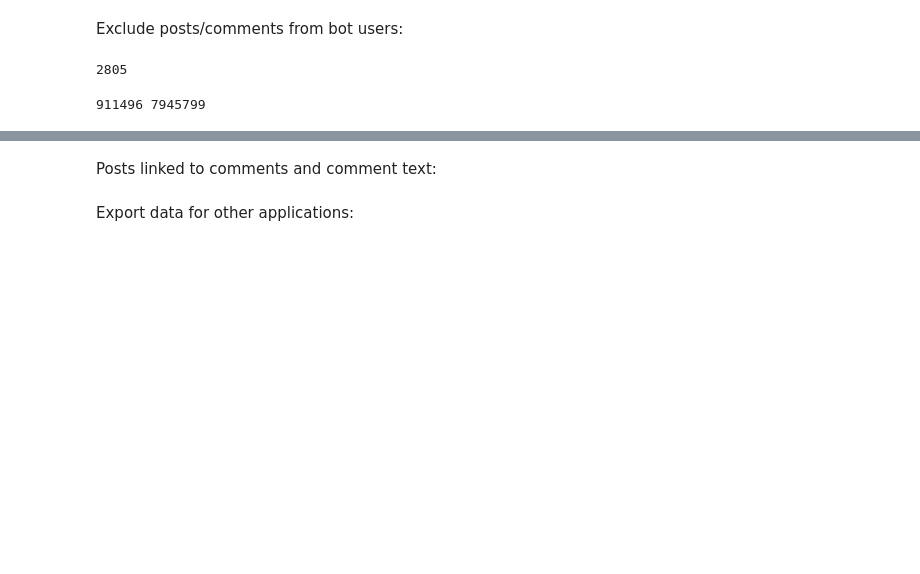
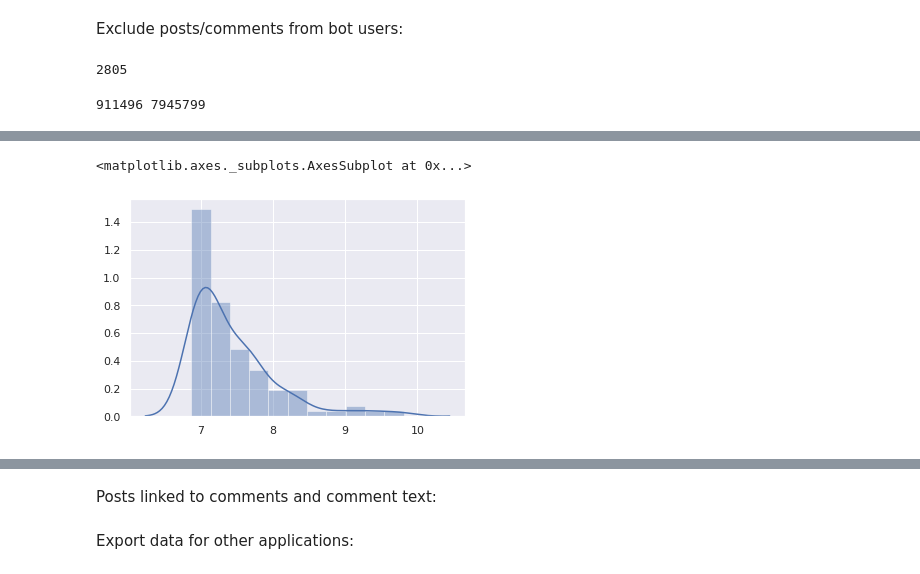
Before and after one commit to yiweiluo/Green-American-Lexicon, a Jupyter notebook: 1_data_collection/reddit/reddit_log_odds.ipynb, the cells around one changed output, grey strips where cells are left out. Saved outputs shown, nothing was run; the diff lists cells and outputs as text; code cells hidden in the pictures; blank space fills up the shorter version.

```diff
--- a/1_data_collection/reddit/reddit_log_odds.ipynb
+++ b/1_data_collection/reddit/reddit_log_odds.ipynb
@@ -45,0 +58,7 @@ print(len(posts_df),len(comments_df))
+# %%
+top_commenters = comments_per_auth.size().sort_values()[-100:]
+# %%
+sns.distplot([np.log(x) for x in list(top_commenters)])
+# %% [output]
+<matplotlib.axes._subplots.AxesSubplot at 0x...>
+[figure, added]
```
Also changed, not shown: parts of 8 cells of this notebook, 1 other file.
